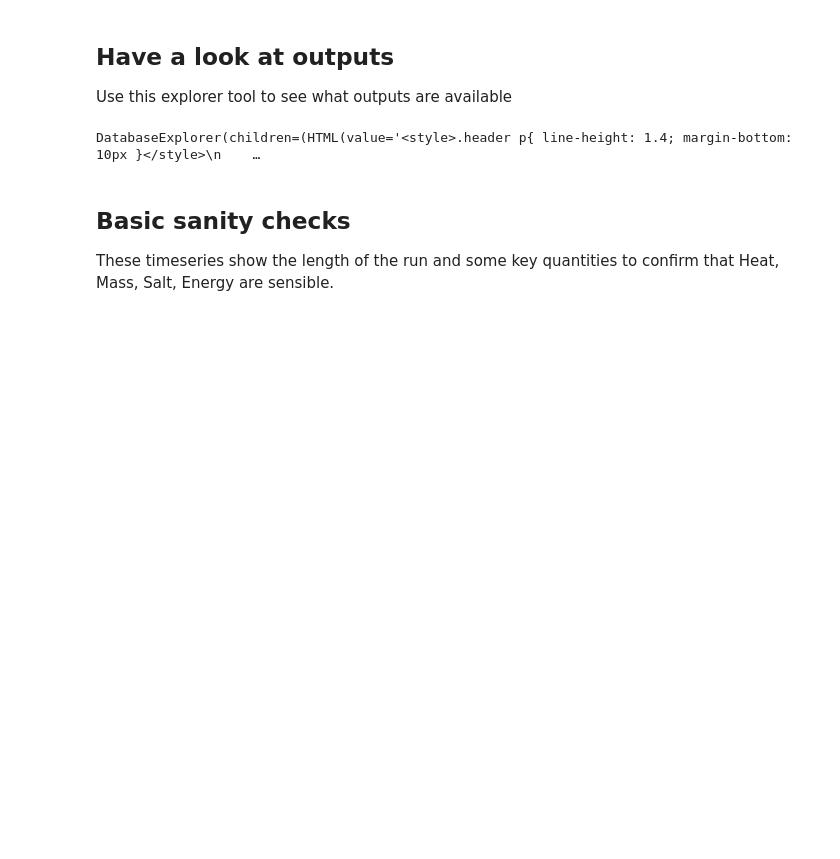
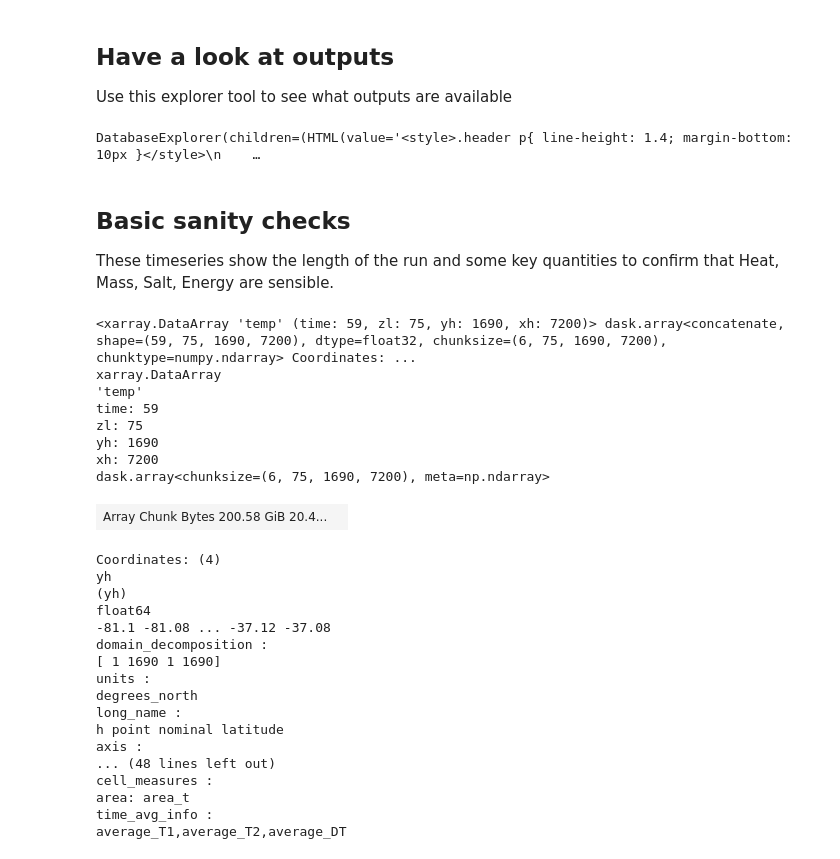
Before and after one commit to COSIMA/mom6-panan, a Jupyter notebook: diagnostics/StartHere.ipynb, the cells around one changed output. Drawn from its saved outputs; the diff is of its cells as text; code cells hidden in the pictures; blank space fills up the shorter version.

```diff
--- a/diagnostics/StartHere.ipynb
+++ b/diagnostics/StartHere.ipynb
@@ -29,6 +29,36 @@ DatabaseExplorer(children=(HTML(value='<style>.header p{ line-height: 1.4; margi
 # %% [markdown]
 ## Basic sanity checks
 These timeseries show the length of the run and some key quantities to confirm that Heat, Mass, Salt, Energy are sensible.
+# %%
+darray = cc.querying.getvar('panan','temp',session)
+darray
+# %% [output]
+<xarray.DataArray 'temp' (time: 59, zl: 75, yh: 1690, xh: 7200)> dask.array<concatenate, shape=(59, 75, 1690, 7200), dtype=float32, chunksize=(6, 75, 1690, 7200), chunktype=numpy.ndarray> Coordinates: ...
+xarray.DataArray
+'temp'
+time: 59
+zl: 75
+yh: 1690
+xh: 7200
+dask.array<chunksize=(6, 75, 1690, 7200), meta=np.ndarray>
+| Array Chunk Bytes 200.58 GiB 20.4... |  |
+Coordinates: (4)
+yh
+(yh)
+float64
+-81.1 -81.08 ... -37.12 -37.08
+domain_decomposition :
+[ 1 1690 1 1690]
+units :
+degrees_north
+long_name :
+h point nominal latitude
+axis :
+... (48 lines left out)
+cell_measures :
+area: area_t
+time_avg_info :
+average_T1,average_T2,average_DT
 # %%
 darray = cc.querying.getvar('panan','KE', session,ncfile='ocean.stats.nc',decode_times=False)
 darray.coords['Time'] = darray.coords['Time']/365
```
Also changed, not shown: parts of 5 cells of this notebook.
